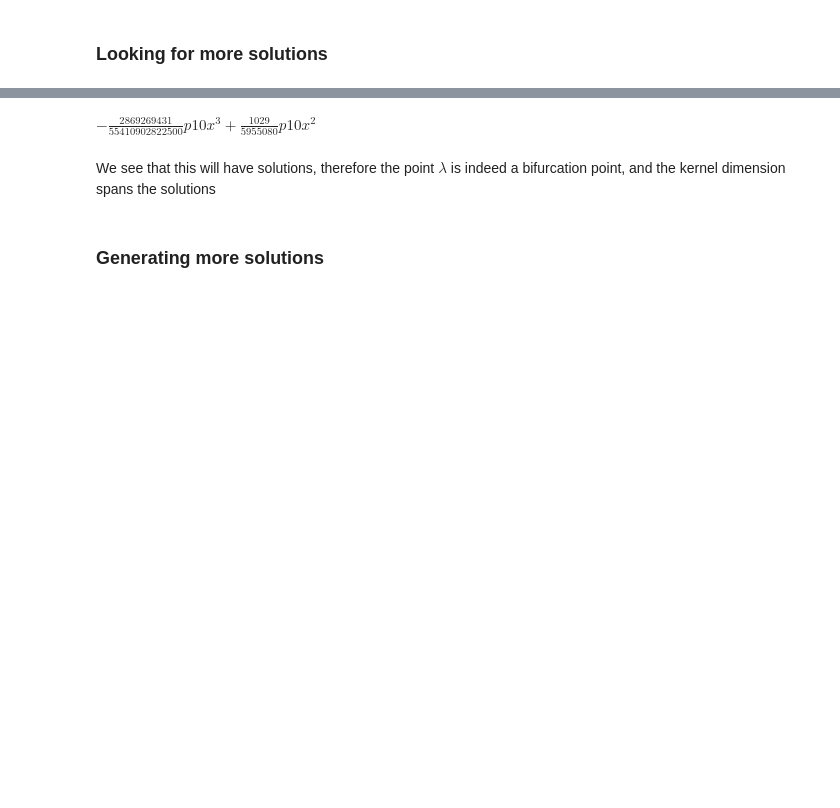
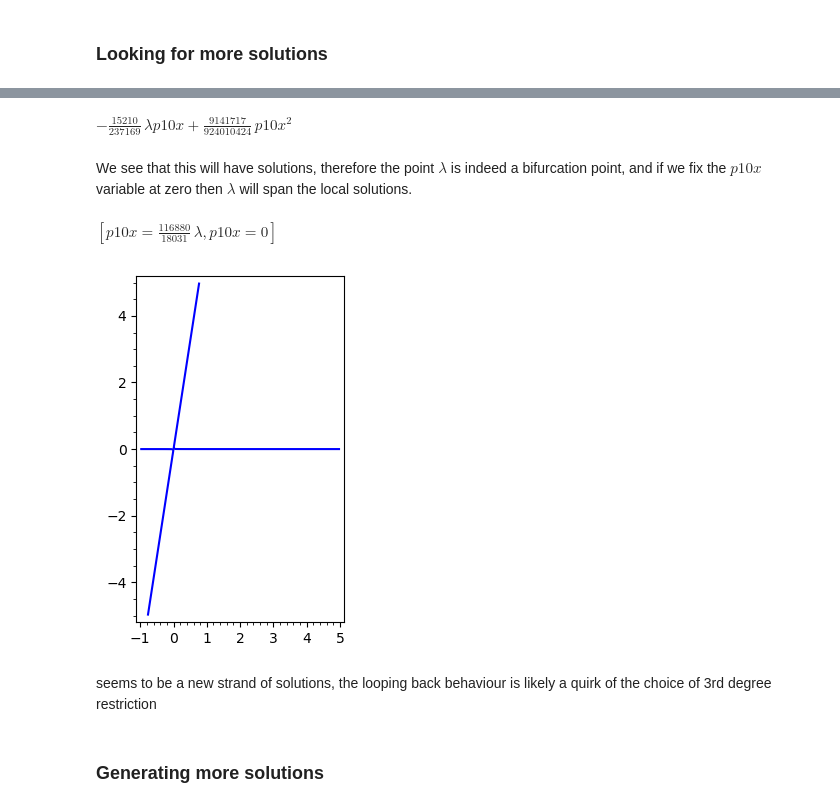
Before and after one commit to Matthew-Holmes/Bifurcations, a Jupyter notebook: notebooks/Implicit/ElasticRod.ipynb, the cells around one changed output, grey strips where cells are left out. Cells and saved outputs as stored; diff of their text form; code cells hidden in the pictures; blank space fills up the shorter version.

```diff
--- a/notebooks/Implicit/ElasticRod.ipynb
+++ b/notebooks/Implicit/ElasticRod.ipynb
@@ -159,6 +191,0 @@ $ 640 \, {\lambda} - 176 $
-# %%
-#bif_funcs = [func(l = 2/((32*sqrt(2)) + 36)) for func in funcs] #
-#bif_funcs = [func(l = (sqrt(2)*(9/4))/((225*sqrt(2))/2 + 108)) for func in funcs] #
-bif_funcs = [func(l = 176/640) for func in funcs]
-J = jacobian(bif_funcs,tuple(var_dict.values()))(**{var : 0 for var in var_dict.keys()})
-lprint(J)
@@ -284,3 +304,7 @@ $ \left[\left(1,\,0,\,0,\,0,\,0,\,0\right), \left(0,\,1,\,0,\,0,\,0,\,0\right),
+# %%
+tfuncs = vector([func(**mutate_dict)(l = l + 11/6) for func in funcs])*B # now lambda is not fixed at the bifurcation point
+# but we do shift so that l=0 is the new bifurcation
+var_dict['l'] = l
 # %%
 var_dict_old = var_dict
 var_dict_old
@@ -307,9 +332,9 @@ position
 code_funcs = [tfuncs[index] for index in [0,1,2,3,4]] # the last function has degenerate first derivative always
 position = {key : 0 for key in var_dict_old.keys()}
 # var_dict already loaded
-var_dict = {'y1' : p10y, 'y2' : p11x, 'y3' : p11y, 'y4' : p20x, 'y5' : p21x, 'x1' : p10x}
-x_var_keys = ['p10x'] # the variables in the kernel
-x_dim = 1
+var_dict = {'y1' : p10y, 'y2' : p11x, 'y3' : p11y, 'y4' : p20x, 'y5' : p21x, 'x1' : l, 'x2' : p10x}
+x_var_keys = ['l', 'p10x'] # the variables in the kernel
+x_dim = 2
 y_dim = 5 # invertible part
 # %%
 var_dict.keys()
@@ -373,13 +400,23 @@ var_dict_old
 # %%
 tf_sub = tf_taylor(p10y = out[0], p11x = out[1], p11y = out[2], p20x = out[3], p21x = out[4])
 # %%
-#local = sum([a[0]*a[1] for a in tf_sub.polynomial(SR) if a[1].degree() <= 2])
-local = tf_sub.polynomial(SR).truncate(4)
+local = symbolic_expression(sum([a[0]*a[1] for a in tf_sub.polynomial(SR) if a[1].degree() <= 2]))
+#local = tf_sub.polynomial(SR).truncate(4)
 lprint(local)
 # %% [output]
-$ -\frac{2869269431}{55410902822500} \mathit{p10x}^{3} + \frac{1029}{5955080} \mathit{p10x}^{2} $
+$ -\frac{15210}{237169} \, {\lambda} \mathit{p10x} + \frac{9141717}{924010424} \, \mathit{p10x}^{2} $
 # %% [markdown]
-We see that this will have solutions, therefore the point $\lambda$ is indeed a bifurcation point, and the kernel dimension spans the solutions
+We see that this will have solutions, therefore the point $\lambda$ is indeed a bifurcation point, and if we fix the $p10x$ variable at zero then $\lambda$ will span the local solutions.
+# %%
+lprint(solve(local, p10x))
+# %% [output]
+$ \left[\mathit{p10x} = \frac{116880}{18031} \, {\lambda}, \mathit{p10x} = 0\right] $
+# %%
+implicit_plot(local, (-1,5), (-5,5))
+# %% [output]
+[figure, added]
+# %% [markdown]
+seems to be a new strand of solutions, the looping back behaviour is likely a quirk of the choice of 3rd degree restriction
 # %% [markdown]
 ### Generating more solutions
 # %% [markdown]
```
Also changed, not shown: parts of 53 cells of this notebook.
